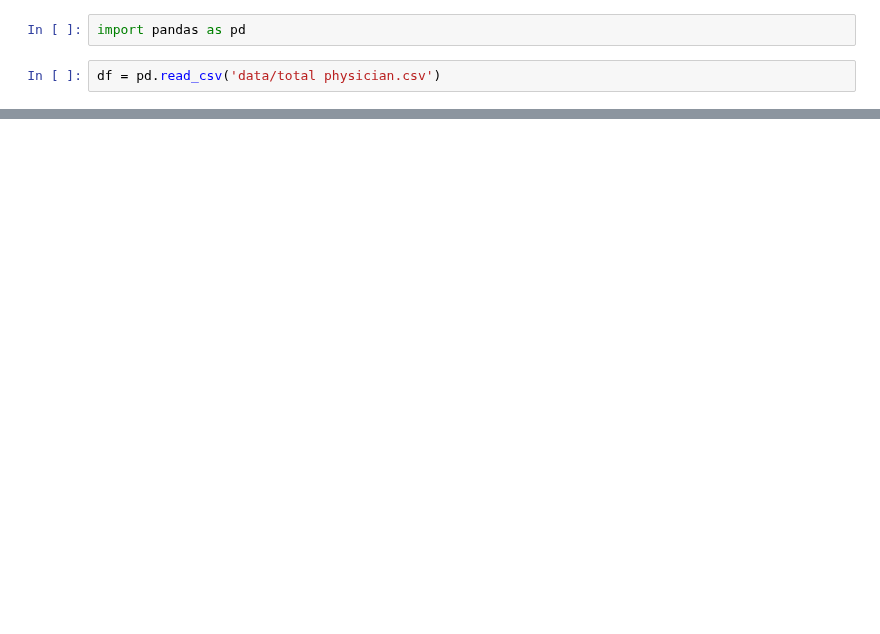
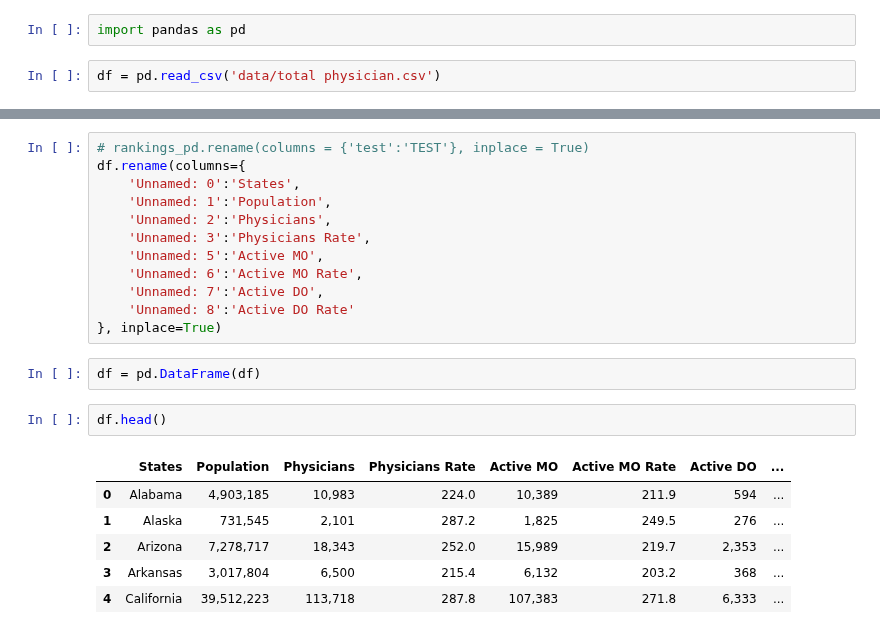
Before and after one commit to rafirahman27/Preparing_for_the_next_Pandemic, a Jupyter notebook: suli.ipynb, the cells around one changed output, grey strips where cells are left out. Drawn from its saved outputs; the diff is of its cells as text; blank space fills up the shorter version.

```diff
--- a/suli.ipynb
+++ b/suli.ipynb
@@ -24,0 +46,23 @@ df
+# %%
+# rankings_pd.rename(columns = {'test':'TEST'}, inplace = True)
+df.rename(columns={
+    'Unnamed: 0':'States',
+    'Unnamed: 1':'Population',
+    'Unnamed: 2':'Physicians',
+    'Unnamed: 3':'Physicians Rate',
+    'Unnamed: 5':'Active MO',
+    'Unnamed: 6':'Active MO Rate',
+    'Unnamed: 7':'Active DO',
+    'Unnamed: 8':'Active DO Rate'
+}, inplace=True)
+# %%
+df = pd.DataFrame(df)
+# %%
+df.head()
+# %% [output]
+|  | States | Population | Physicians | Physicians Rate | Active MO | Active MO Rate | Active DO | ... |
+| 0 | Alabama | 4,903,185 | 10,983 | 224.0 | 10,389 | 211.9 | 594 | ... |
+| 1 | Alaska | 731,545 | 2,101 | 287.2 | 1,825 | 249.5 | 276 | ... |
+| 2 | Arizona | 7,278,717 | 18,343 | 252.0 | 15,989 | 219.7 | 2,353 | ... |
+| 3 | Arkansas | 3,017,804 | 6,500 | 215.4 | 6,132 | 203.2 | 368 | ... |
+| 4 | California | 39,512,223 | 113,718 | 287.8 | 107,383 | 271.8 | 6,333 | ... |
```
Also changed, not shown: parts of 12 cells of this notebook, 2 other files.
